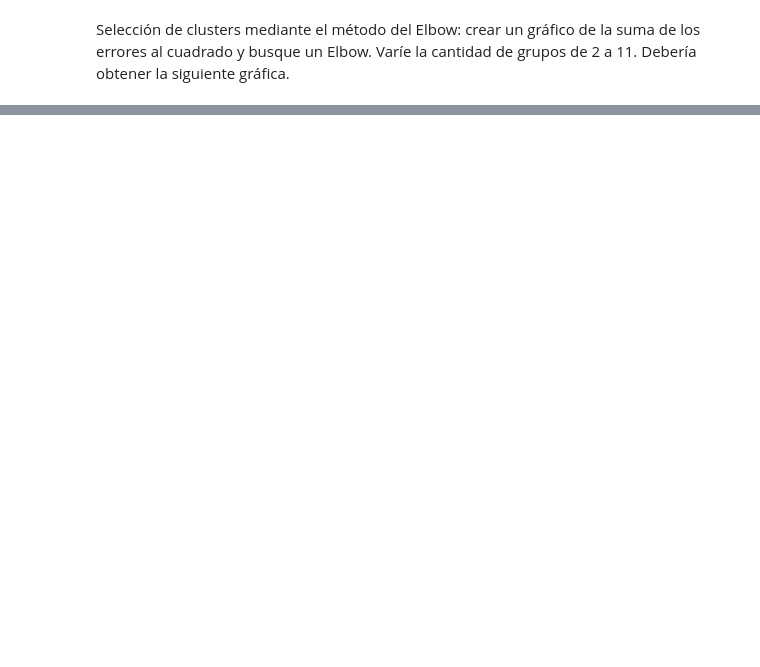
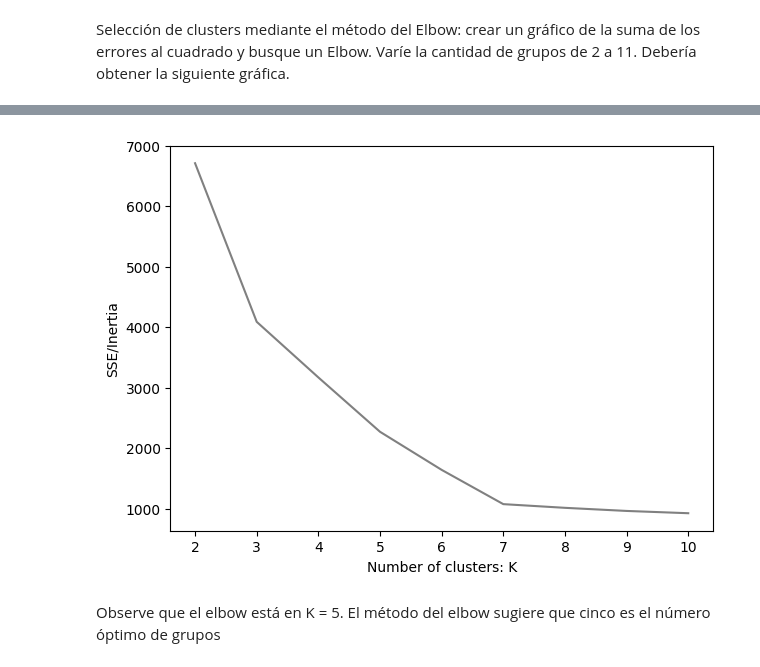
Before and after one commit to limspiga/customer-analytics, a Jupyter notebook: week-2b/customer_analytics_week_2b.ipynb, the cells around one changed output, grey strips where cells are left out. Saved outputs shown, nothing was run; the diff lists cells and outputs as text; code cells hidden in the pictures; blank space fills up the shorter version.

```diff
--- a/week-2b/customer_analytics_week_2b.ipynb
+++ b/week-2b/customer_analytics_week_2b.ipynb
@@ -323,0 +384,15 @@ Figure 4.10: SSE plot for different values of k
+# %%
+inertia_scores = []
+for K in range(2,11):
+    inertia = KMeans(n_clusters=K, random_state=42)\
+              .fit(data_scaled).inertia_
+    inertia_scores.append(inertia)
+plt.figure(figsize=[7,5])
+plt.plot(range(2,11), inertia_scores, color='gray')
+plt.xlabel("Number of clusters: K")
+plt.ylabel('SSE/Inertia')
+plt.show()
+# %% [output]
+[figure, added]
+# %% [markdown]
+Observe que el elbow está en K = 5. El método del elbow sugiere que cinco es el número óptimo de grupos
```
Also changed, not shown: parts of 45 cells of this notebook, 4 other files.
